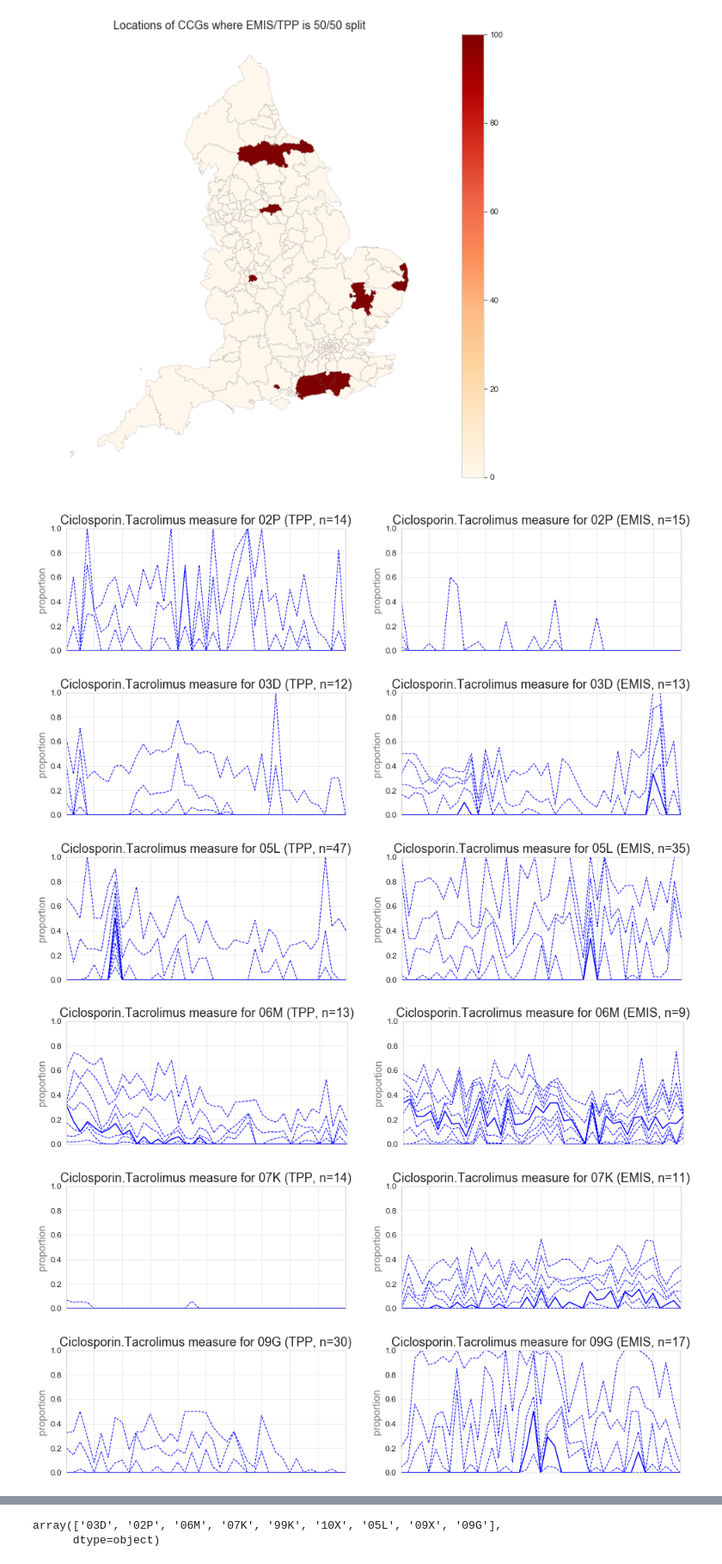
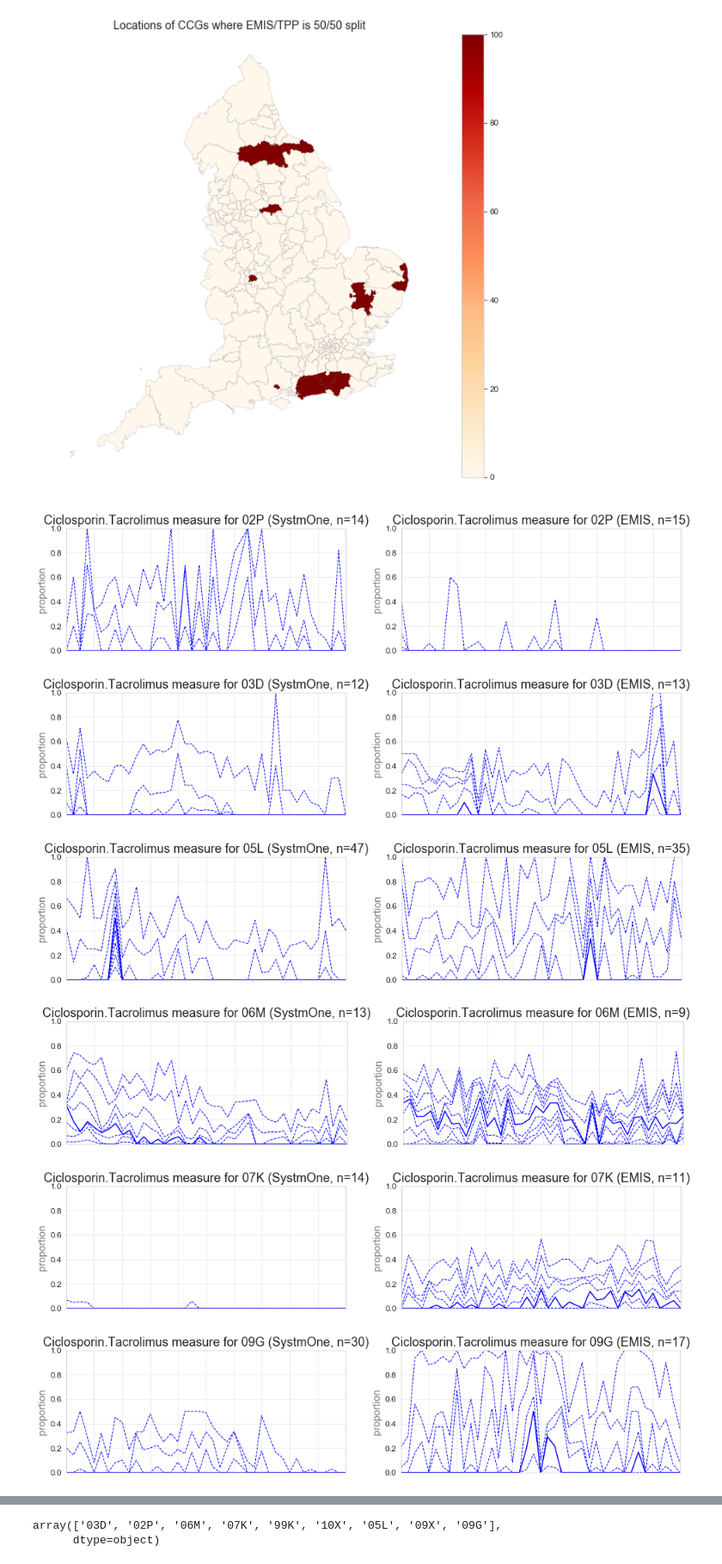
Before and after one commit to HDRUK/software_differences_paper, a Jupyter notebook: Diltiazem.Tacro.Ciclosporin.ipynb, the cells around one changed output, grey strips where cells are left out. Shown at 86% size. Cells and saved outputs as stored; diff of their text form; code cells hidden in the pictures.

Commit message:
update dil.tacro
update names from TPP to SystmOne

```diff
--- a/Diltiazem.Tacro.Ciclosporin.ipynb
+++ b/Diltiazem.Tacro.Ciclosporin.ipynb
@@ -372,5 +372,7 @@ ORDER BY
 
 
 df2a = get_data('ciclosporin')
+df2a = df2a.replace(['TPP'],'SystmOne')
+df2a.rename(columns={'pct_id':'pct'}, inplace=True) ##prep for maps library whe  pct must be colum name
 df2a.head(5)
 # %% [output]
@@ -446,5 +448,7 @@ ORDER BY
 
 
 df2b = get_data('diltiazem')
+df2b = df2b.replace(['TPP'],'SystmOne')
+df2b.rename(columns={'pct_id':'pct'}, inplace=True) ##prep for maps library whe  pct must be colum name
 df2b.head(5)
 # %% [output]
@@ -487,7 +491,7 @@ for key, rows in proportions.groupby('pct'):
     for i, row in rows.iterrows():
         if row['supplier_x'] == 'EMIS':
             emis = row['proportion']
-        elif row['supplier_x'] == 'TPP':
+        elif row['supplier_x'] == 'SystmOne':
             tpp = row['proportion']
     if emis is not None and tpp is not None:
         if emis > 0.4 and tpp > 0.4 and abs(emis - tpp) > 0.06:
@@ -515,29 +519,29 @@ To retain the current behavior and silence the warning, pass 'sort=True'.
 # %%
 # Plot them side-by-side
 for ccg in interesting_pcts:
     plt.figure(figsize=(16,8))
     layout = gridspec.GridSpec(2, 2)
     left_plot = plt.subplot(layout[0])
     plt.setp(left_plot.get_yticklabels(), visible=True)
-    for cell, supplier in enumerate(['TPP', 'EMIS']):
+    for cell, supplier in enumerate(['SystmOne', 'EMIS']):
         data = df2a[(df2a['supplier'] == supplier) & (df2a['pct'] == ccg)]
         plt.ylim(0,1.0)
         charts.deciles_chart(
             data,
             period_column='month',
             column='calc_value',
             title="Ciclosporin.Tacrolimus measure for {} ({}, n={})".format(ccg, supplier, data.practice_id.nunique()),
             ylabel="proportion",
                         show_outer_percentiles=False, show_legend=False,
 
             ax=plt.subplot(layout[cell])
         )
     plt.ylim(0,1.0)
     plt.show()
 # %% [output]
-[figure, old version]
+[figure, new version]
-[figure, old version]
+[figure, new version]
-[figure, old version]
+[figure, new version]
-[figure, old version]
+[figure, new version]
-[figure, old version]
+[figure, new version]
-[figure, old version]
+[figure, new version]
```
Also changed, not shown: parts of 9 cells of this notebook.
